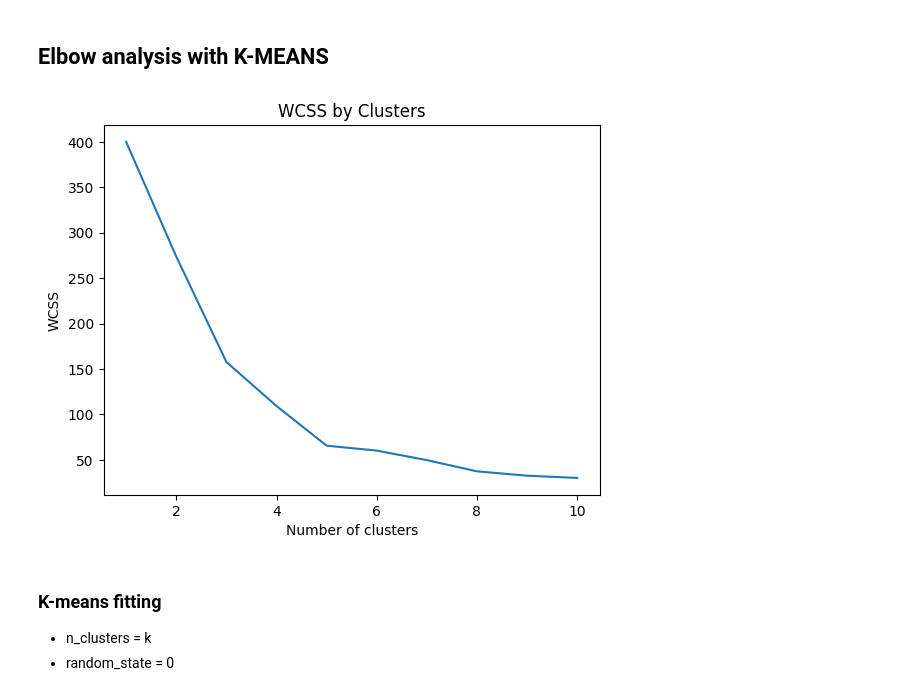
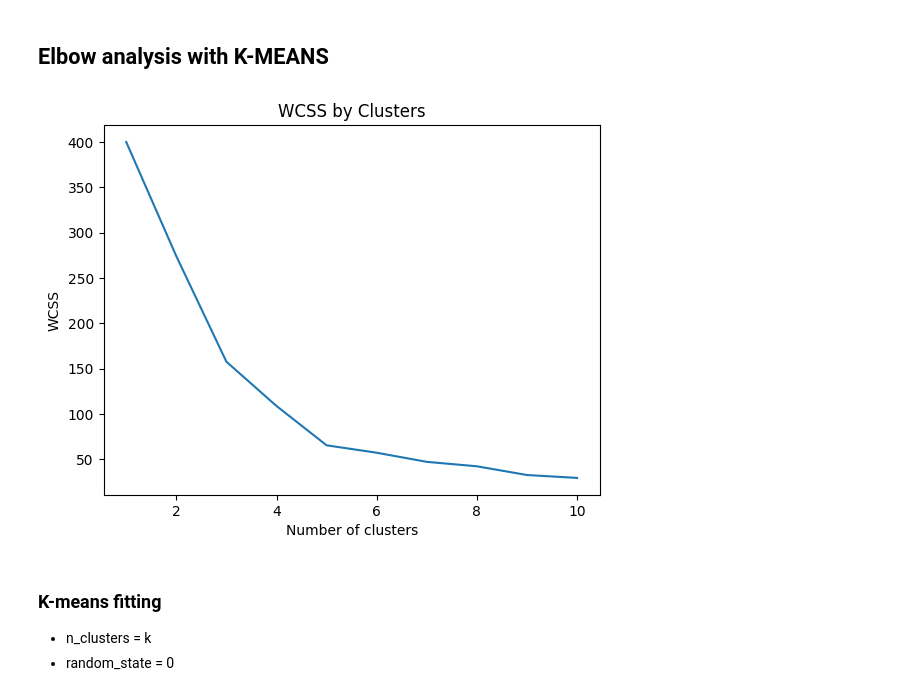
Before and after one commit to geonwoong-lee/AI_Assignment, a Jupyter notebook: [AI2025]_Clustering.ipynb, the cells around one changed output. Cells and saved outputs as stored; diff of their text form; code cells hidden in the pictures.

```diff
--- a/[AI2025]_Clustering.ipynb
+++ b/[AI2025]_Clustering.ipynb
@@ -57,29 +56,29 @@ data.head()
 # %%
 #importing the libraries
 import numpy as np
 import matplotlib.pyplot as plt
 from sklearn.cluster import KMeans
 %matplotlib inline
 
 # Create 10 models with 1 to 10 clusters
 wcss = []
 for i in range(1, 11):
-    kmeans = KMeans(n_clusters = i, init = 'k-means++', random_state=42)
+    kmeans = KMeans(n_clusters=i, random_state=0)
 
     # Fit the data points
     kmeans.fit(data)
 
     # Get the WCSS (inertia) value
     wcss.append(kmeans.inertia_)
 
 #Plot the WCSS values onto a line graph
 plt.plot(range(1, 11), wcss)
 plt.title('WCSS by Clusters')
 plt.xlabel('Number of clusters')
 plt.ylabel('WCSS')
 plt.show()
 # %% [output]
-[figure, old version]
+[figure, new version]
 # %% [markdown]
 ### K-means fitting
 - n_clusters = k
```
Also changed, not shown: parts of 2 cells of this notebook.
